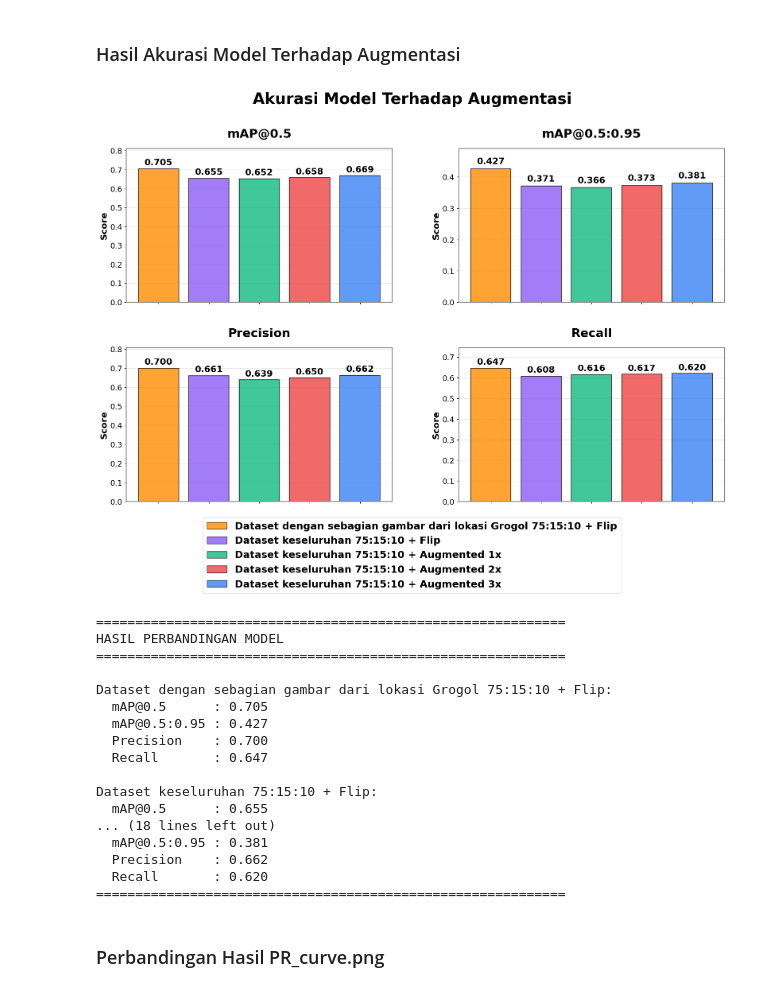
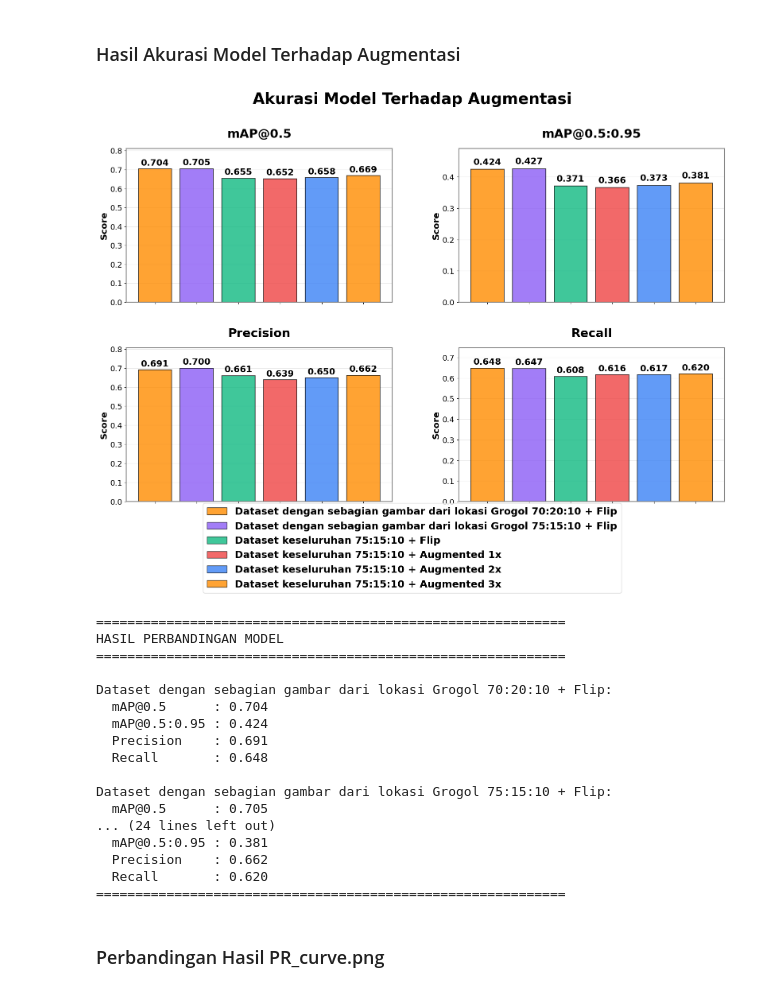
Before and after one commit to alimurrofid/river-trash-monitoring, a Jupyter notebook: different_result_model_train.ipynb, the cells around one changed output. Drawn from its saved outputs; the diff is of its cells as text; code cells hidden in the pictures.

```diff
--- a/different_result_model_train.ipynb
+++ b/different_result_model_train.ipynb
@@ -434,6 +434,7 @@ import os
 
 # Daftar path ke file results.csv
 csv_paths = [
+    "runs/dataset_clean_flip_retrain/y11n_batch16_epochs100/results.csv",
     "runs/datalabelstudio_75_15_10_clean_flip_train/y11n_batch16_epochs100/results.csv",
     "runs/dataset_75_15_10_flip_train/y11n_batch16_epochs100/results.csv",
     "runs/dataset_75_15_10_augmented_train/y11n_batch16_epochs100/results.csv",
@@ -443,6 +444,7 @@ csv_paths = [
 
 # Label model untuk ditampilkan di grafik
 labels = [
+    "Dataset dengan sebagian gambar dari lokasi Grogol 70:20:10 + Flip",
     "Dataset dengan sebagian gambar dari lokasi Grogol 75:15:10 + Flip",
     "Dataset keseluruhan 75:15:10 + Flip",
     "Dataset keseluruhan 75:15:10 + Augmented 1x",
@@ -540,47 +542,47 @@ for idx, (metric, title) in enumerate(zip(metrics, titles)):
 # Adjust layout
 plt.tight_layout(rect=[0, 0.1, 1, 0.96])  # Beri ruang di bawah untuk legend
 plt.subplots_adjust(hspace=0.3, wspace=0.25)
 
 # Tambahkan legend untuk warna dataset di bawah
 legend_elements = [plt.Rectangle((0,0),1,1, facecolor=colors[i % len(colors)],
                                 alpha=0.8, edgecolor='black')
                   for i in range(len(results_df))]
 legend = fig.legend(legend_elements, results_df['Dataset'],
                    loc='lower center', bbox_to_anchor=(0.5, -0.08),
                    ncol=1, fontsize=18)
 
 # Set font weight untuk legend text secara manual
 for text in legend.get_texts():
     text.set_fontweight('bold')
 
 plt.show()
 
 # Print hasil dalam bentuk tabel
 print("\n" + "="*60)
 print("HASIL PERBANDINGAN MODEL")
 print("="*60)
 for idx, row in results_df.iterrows():
     print(f"\n{row['Dataset']}:")
     print(f"  mAP@0.5      : {row['mAP50']:.3f}")
     print(f"  mAP@0.5:0.95 : {row['mAP50-95']:.3f}")
     print(f"  Precision    : {row['Precision']:.3f}")
     print(f"  Recall       : {row['Recall']:.3f}")
 print("="*60)
 # %% [output]
-[figure, old version]
+[figure, new version]
 ============================================================
 HASIL PERBANDINGAN MODEL
 ============================================================
 
+Dataset dengan sebagian gambar dari lokasi Grogol 70:20:10 + Flip:
+  mAP@0.5      : 0.704
+  mAP@0.5:0.95 : 0.424
+  Precision    : 0.691
+  Recall       : 0.648
+
 Dataset dengan sebagian gambar dari lokasi Grogol 75:15:10 + Flip:
   mAP@0.5      : 0.705
-  mAP@0.5:0.95 : 0.427
-  Precision    : 0.700
-  Recall       : 0.647
-
-Dataset keseluruhan 75:15:10 + Flip:
-  mAP@0.5      : 0.655
-... (18 lines left out)
+... (24 lines left out)
   mAP@0.5:0.95 : 0.381
   Precision    : 0.662
   Recall       : 0.620
```
Also changed, not shown: 35 other files.
